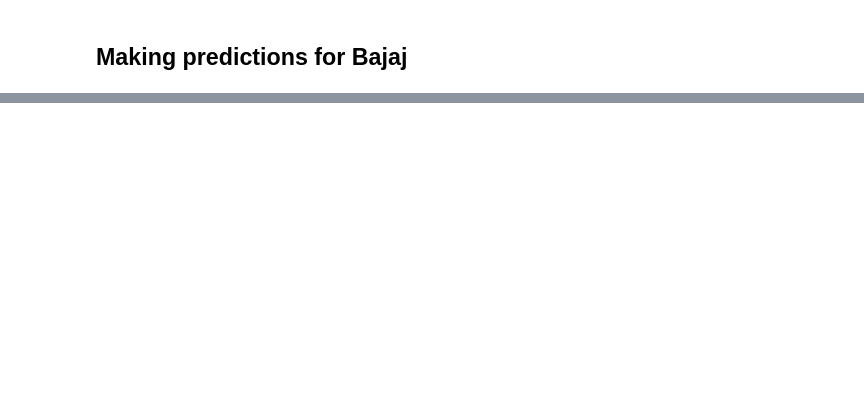
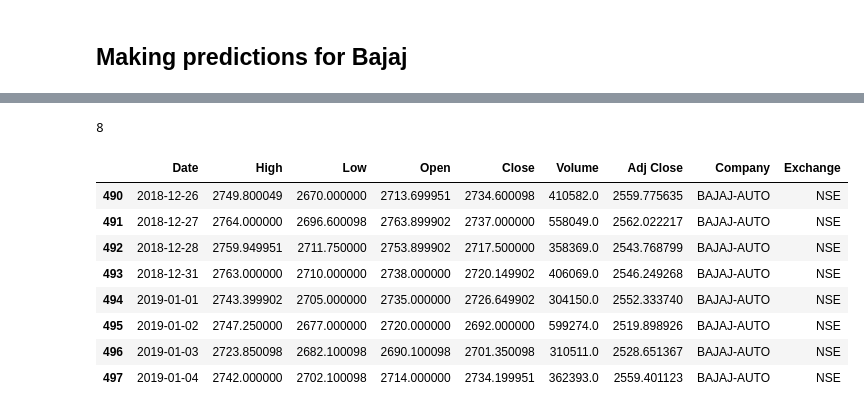
Before and after one commit to Varun487/DataAnalytics_PairTradingModels, a Jupyter notebook: Models/Pair1/Pair1_Linear_Regression_Model.ipynb, the cells around one changed output, grey strips where cells are left out. Saved outputs shown, nothing was run; the diff lists cells and outputs as text; code cells hidden in the pictures; blank space fills up the shorter version.

```diff
--- a/Models/Pair1/Pair1_Linear_Regression_Model.ipynb
+++ b/Models/Pair1/Pair1_Linear_Regression_Model.ipynb
@@ -339,0 +295,20 @@ F-statistic: 31.52 on 4 features
+# %%
+len(X_pred_bajaj)
+# %% [output]
+8
+# %%
+# Getting actual data of that period to find accuracy of predicitions
+y_actual_bajaj = bajaj_df[bajaj_df["Date"] >= "2018-12-26"]
+y_actual_bajaj = y_actual_bajaj[y_actual_bajaj["Date"] <= "2019-01-04"]
+
+y_actual_bajaj
+# %% [output]
+|  | Date | High | Low | Open | Close | Volume | Adj Close | Company | Exchange |
+| 490 | 2018-12-26 | 2749.800049 | 2670.000000 | 2713.699951 | 2734.600098 | 410582.0 | 2559.775635 | BAJAJ-AUTO | NSE |
+| 491 | 2018-12-27 | 2764.000000 | 2696.600098 | 2763.899902 | 2737.000000 | 558049.0 | 2562.022217 | BAJAJ-AUTO | NSE |
+| 492 | 2018-12-28 | 2759.949951 | 2711.750000 | 2753.899902 | 2717.500000 | 358369.0 | 2543.768799 | BAJAJ-AUTO | NSE |
+| 493 | 2018-12-31 | 2763.000000 | 2710.000000 | 2738.000000 | 2720.149902 | 406069.0 | 2546.249268 | BAJAJ-AUTO | NSE |
+| 494 | 2019-01-01 | 2743.399902 | 2705.000000 | 2735.000000 | 2726.649902 | 304150.0 | 2552.333740 | BAJAJ-AUTO | NSE |
+| 495 | 2019-01-02 | 2747.250000 | 2677.000000 | 2720.000000 | 2692.000000 | 599274.0 | 2519.898926 | BAJAJ-AUTO | NSE |
+| 496 | 2019-01-03 | 2723.850098 | 2682.100098 | 2690.100098 | 2701.350098 | 310511.0 | 2528.651367 | BAJAJ-AUTO | NSE |
+| 497 | 2019-01-04 | 2742.000000 | 2702.100098 | 2714.000000 | 2734.199951 | 362393.0 | 2559.401123 | BAJAJ-AUTO | NSE |
```
Also changed, not shown: parts of 43 cells of this notebook, 1 other file.
